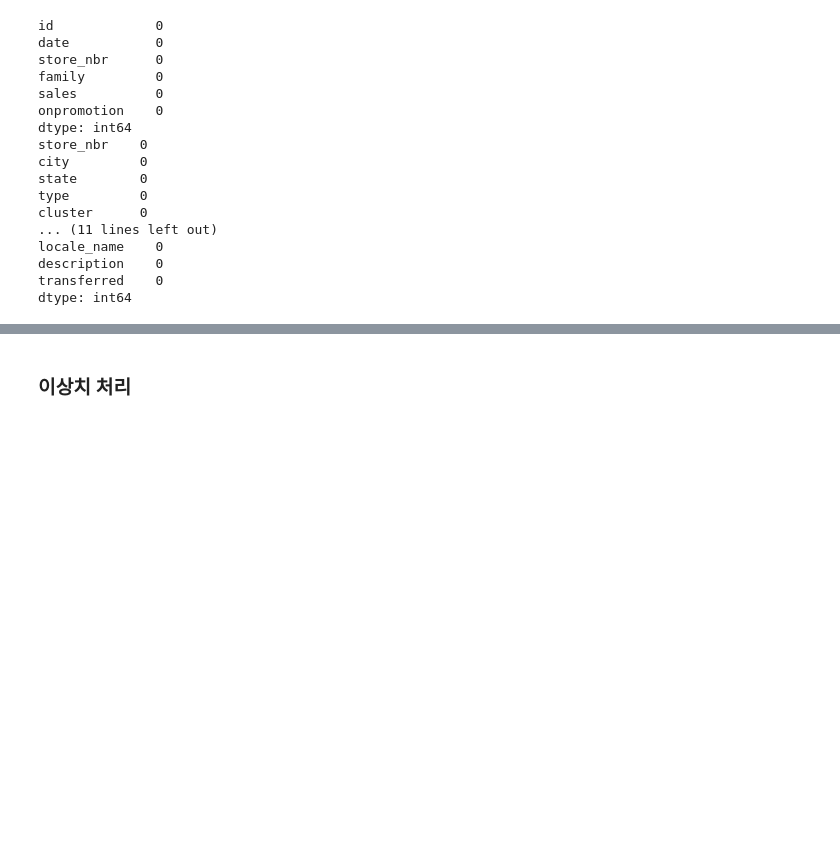
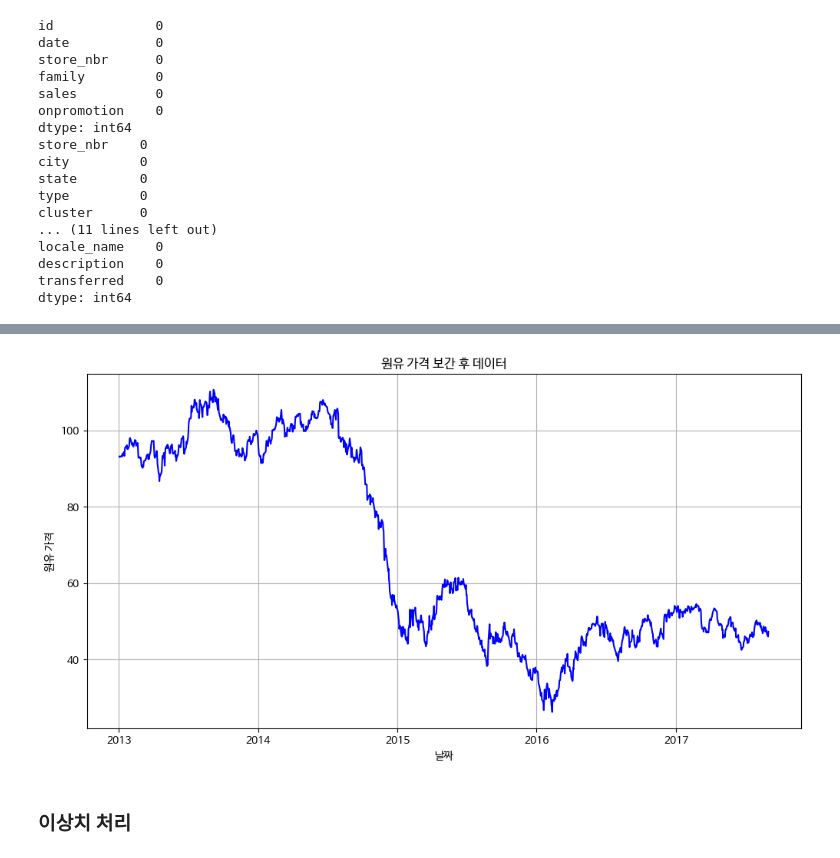
Before and after one commit to JOYCE1216/Data-Analysis-with-Open-Source, a Jupyter notebook: 오픈소스_데이터_분석_7강.ipynb, the cells around one changed output, grey strips where cells are left out. Saved outputs shown, nothing was run; the diff lists cells and outputs as text; code cells hidden in the pictures; blank space fills up the shorter version.

```diff
--- a/오픈소스_데이터_분석_7강.ipynb
+++ b/오픈소스_데이터_분석_7강.ipynb
@@ -419,16 +426,18 @@ WARNING:matplotlib.font_manager:findfont: Font family 'NanumGothic' not found.
 # %%
 oil_cleaned = oil.copy()
 
 ### 선형 보간법 적용한 원유 가격 데이터
-
+oil_cleaned['dcoilwtico'] = oil_cleaned['dcoilwtico'].interpolate(method='linear')
 
 plt.figure(figsize=(12, 6))
 plt.plot(oil_cleaned['date'], oil_cleaned['dcoilwtico'], 'b-')
 plt.title("원유 가격 보간 후 데이터")
 plt.xlabel("날짜")
 plt.ylabel("원유 가격")
 plt.grid(True)
 plt.show()
+# %% [output]
+[figure, added]
 # %% [markdown]
 ### 이상치 처리
 # %%
```
Also changed, not shown: parts of 13 cells of this notebook.
